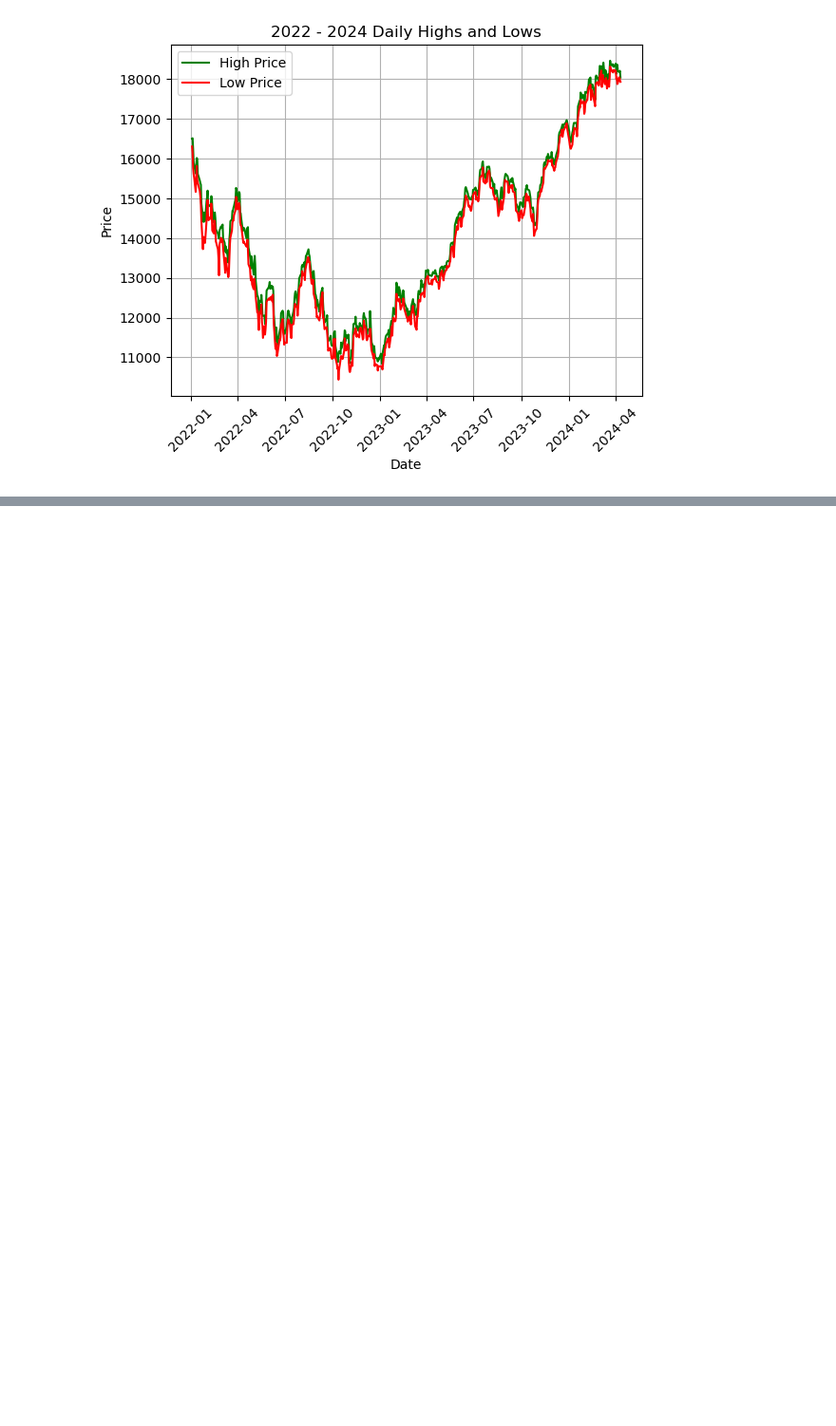
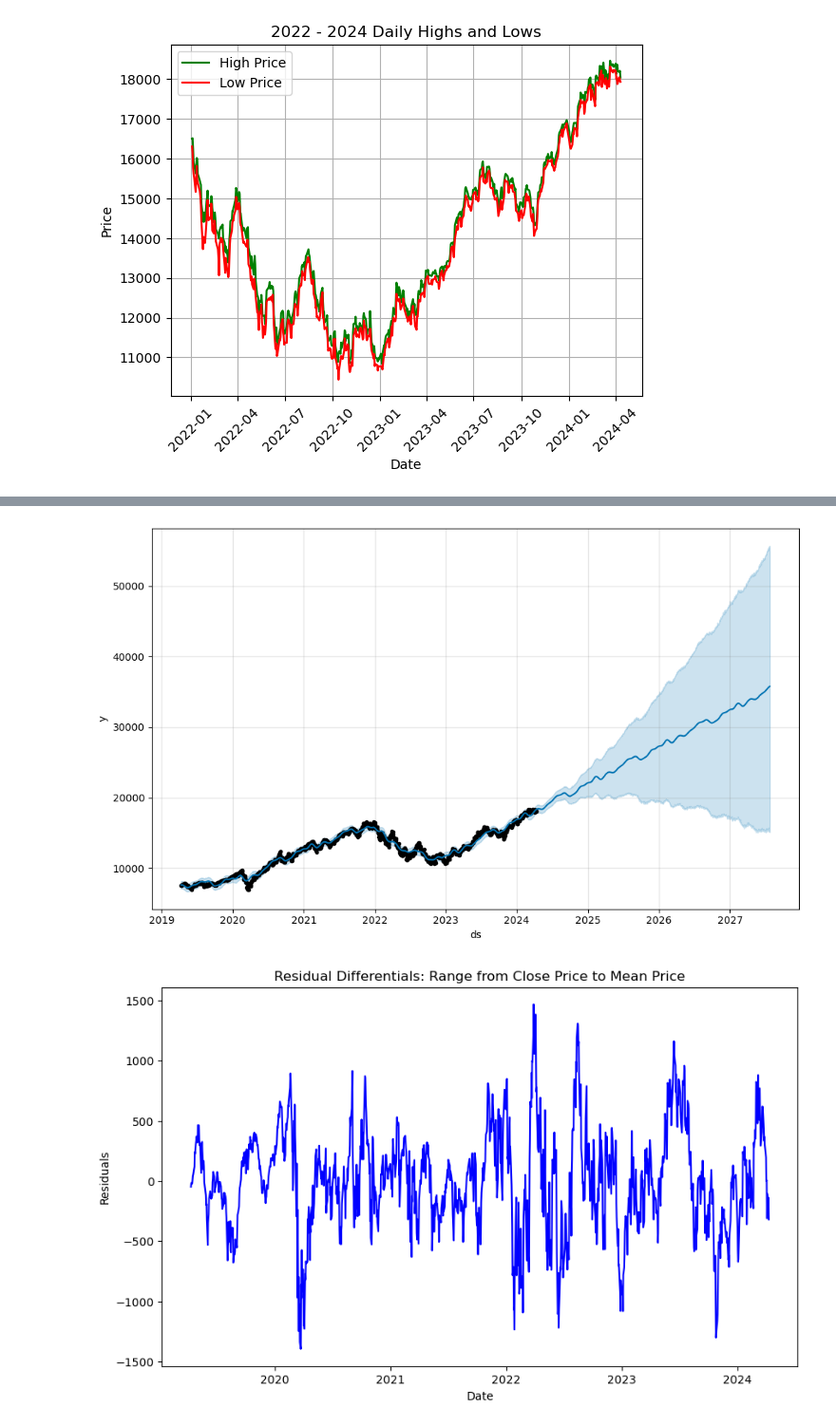
Before and after one commit to Ozkazanc1991/Project1, a Jupyter notebook: nasdaq_data_analysis_ryan_update_april_15.ipynb, the cells around one changed output, grey strips where cells are left out. Shown: that part at 95% size. Saved outputs shown, nothing was run; the diff lists cells and outputs as text; code cells hidden in the pictures; blank space fills up the shorter version.

```diff
--- a/nasdaq_data_analysis_ryan_update_april_15.ipynb
+++ b/nasdaq_data_analysis_ryan_update_april_15.ipynb
@@ -383,0 +420,27 @@ plt.show()
+# %%
+#Figure #1 2019 - 2024 Forecast Model Prediction
+data_all_forecast = ndx_df[["Date", "Close"]]
+data_all_forecast.columns = ["ds", "y"]
+model = Prophet()
+model.fit(data_all_forecast)
+future_predict_all = model.make_future_dataframe(periods=1200)
+forecast_predict_all = model.predict(future_predict_all)
+fig4 = model.plot(forecast_predict_all)
+
+#Import Dependencies
+import statsmodels.api as statmod
+#Figure #2 & #3 2019 - 2024 Residual Analysis from the Mean Closing Price
+data_all_forecast_residual = forecast_predict_all[["ds", "yhat"]]
+data_all_forecast_residual.columns = ["ds", "y"]
+data_all_observed_values = ndx_df[["Date", "Close"]]
+data_all_observed_values.columns = ["ds", "y"]
+data_all_merged = pd.merge(data_all_observed_values, data_all_forecast_residual, on="ds", how="left")
+data_all_merged["residuals"] = data_all_merged["y_x"] - data_all_merged["y_y"]
+plt.figure(figsize=(10,6))
+plt.plot(data_all_merged["ds"], data_all_merged["residuals"], color="blue")
+plt.title("Residual Differentials: Range from Close Price to Mean Price")
+plt.ylabel("Price Difference from Mean")
+plt.xlabel("Date")
+plt.ylabel("Residuals")
+plt.show()
+# %% [output]
@@ -383,0 +449,2 @@ plt.show()
+[figure, added]
+[figure, added]
```
Also changed, not shown: parts of 4 cells of this notebook.
